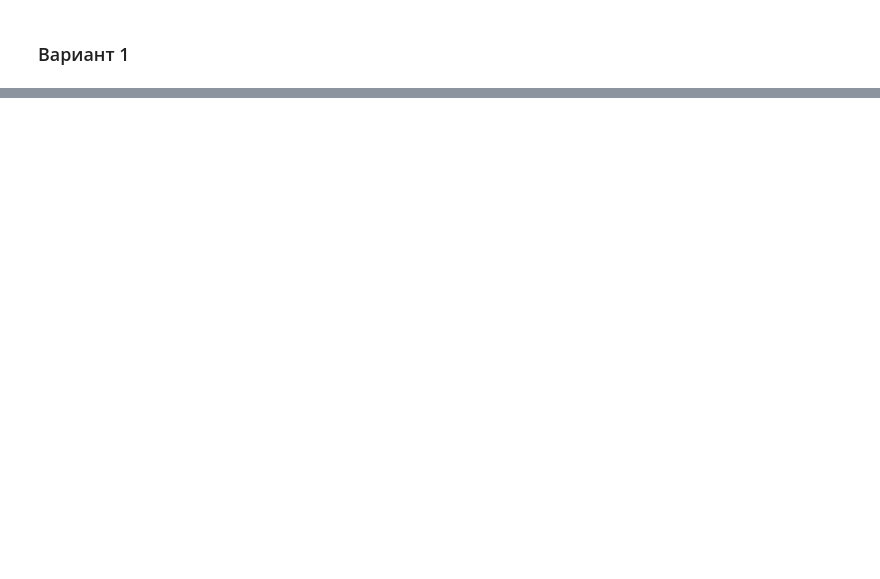
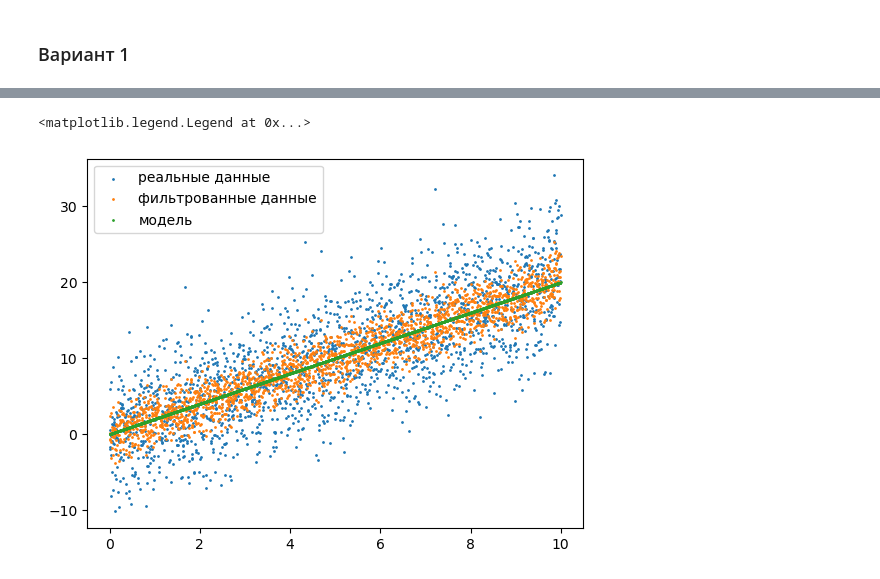
Before and after one commit to EHAT32/inverse, a Jupyter notebook: 9_12/kalman.ipynb, the cells around one changed output, grey strips where cells are left out. Saved outputs shown, nothing was run; the diff lists cells and outputs as text; code cells hidden in the pictures; blank space fills up the shorter version.

```diff
--- a/9_12/kalman.ipynb
+++ b/9_12/kalman.ipynb
@@ -38,0 +63,17 @@ plt.scatter(time, x2, s = 1)
+# %%
+sigma1 *= 2
+sigma2 *= 0.05
+# %%
+#Оценка
+P1 = sigma1 ** 2
+P2 = P1 * (sigma2**2) / (P1 + sigma2**2)
+# %%
+x2 = x1 + P2 / (sigma2**2) * (u2 - x1)
+# %%
+plt.scatter(time, u2, s = 1, label='реальные данные')
+plt.scatter(time, x2, s = 1, label='фильтрованные данные')
+plt.scatter(time, x1, s=1, label = 'модель')
+plt.legend()
+# %% [output]
+<matplotlib.legend.Legend at 0x...>
+[figure, added]
```
Also changed, not shown: parts of 12 cells of this notebook.
